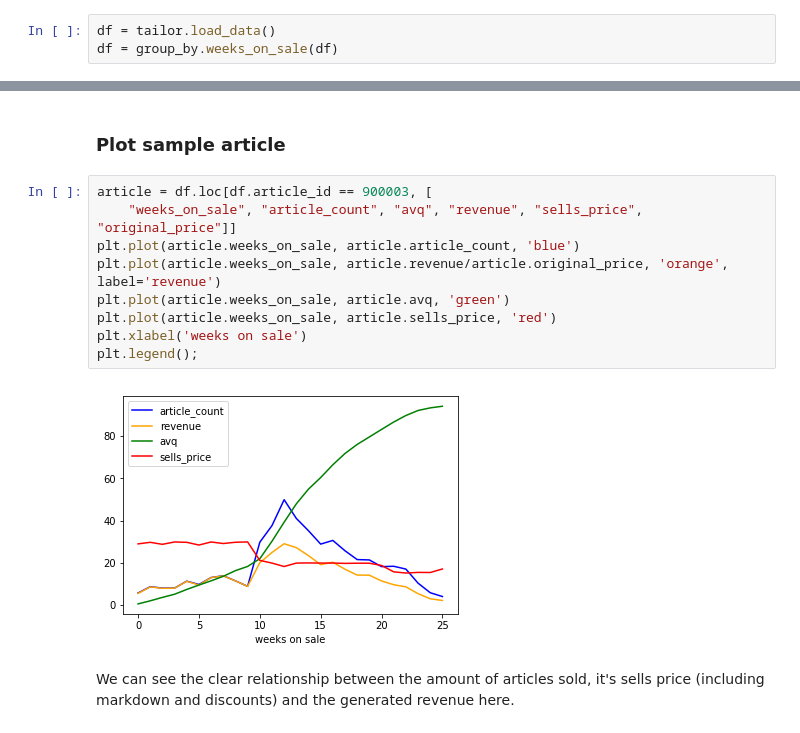
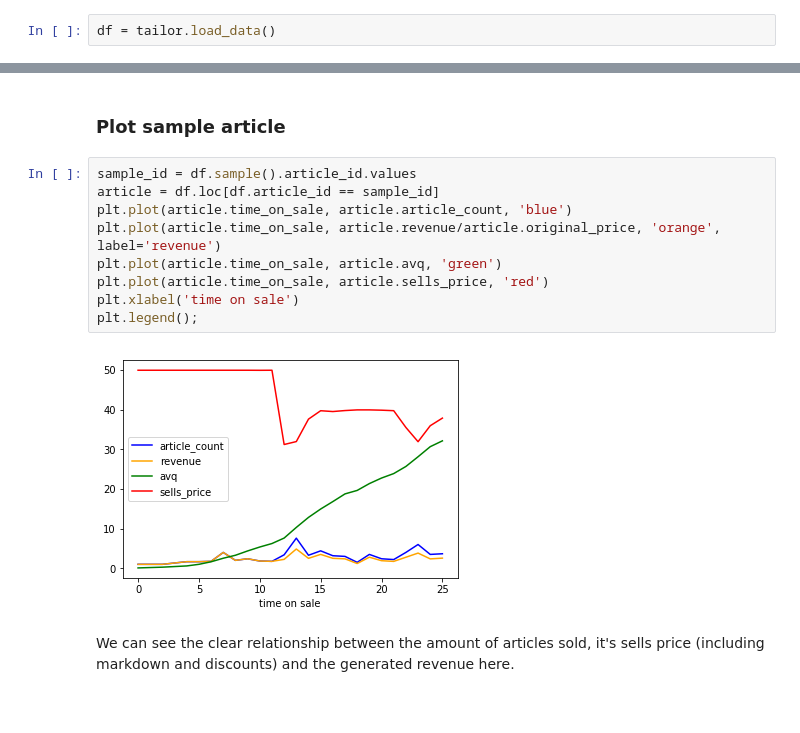
Before and after one commit to indyfree/tailor, a Jupyter notebook: notebooks/01-exploration-tailorit.ipynb, the cells around one changed output, grey strips where cells are left out. Saved outputs shown, nothing was run; the diff lists cells and outputs as text.

Commit message:
Rename time on sale (#60)

```diff
--- a/notebooks/01-exploration-tailorit.ipynb
+++ b/notebooks/01-exploration-tailorit.ipynb
@@ -20,7 +20,6 @@ from tailor.data import group_by
 ### Load data
 # %%
 df = tailor.load_data()
-df = group_by.weeks_on_sale(df)
 # %% [markdown]
 ### Get an overview over the dataset
 # %%
@@ -75,15 +74,15 @@ Wow, we're in luck, there are no null values in the dataset!
 # %% [markdown]
 ### Plot sample article
 # %%
-article = df.loc[df.article_id == 900003, [
-    "weeks_on_sale", "article_count", "avq", "revenue", "sells_price", "original_price"]]
-plt.plot(article.weeks_on_sale, article.article_count, 'blue')
-plt.plot(article.weeks_on_sale, article.revenue/article.original_price, 'orange', label='revenue')
-plt.plot(article.weeks_on_sale, article.avq, 'green')
-plt.plot(article.weeks_on_sale, article.sells_price, 'red')
-plt.xlabel('weeks on sale')
+sample_id = df.sample().article_id.values
+article = df.loc[df.article_id == sample_id]
+plt.plot(article.time_on_sale, article.article_count, 'blue')
+plt.plot(article.time_on_sale, article.revenue/article.original_price, 'orange', label='revenue')
+plt.plot(article.time_on_sale, article.avq, 'green')
+plt.plot(article.time_on_sale, article.sells_price, 'red')
+plt.xlabel('time on sale')
 plt.legend();
 # %% [output]
-[figure, old version]
+[figure, new version]
 # %% [markdown]
 We can see the clear relationship between the amount of articles sold, it's sells price (including markdown and discounts) and the generated revenue here.
```
Also changed, not shown: parts of 2 cells of this notebook, 12 other files.
